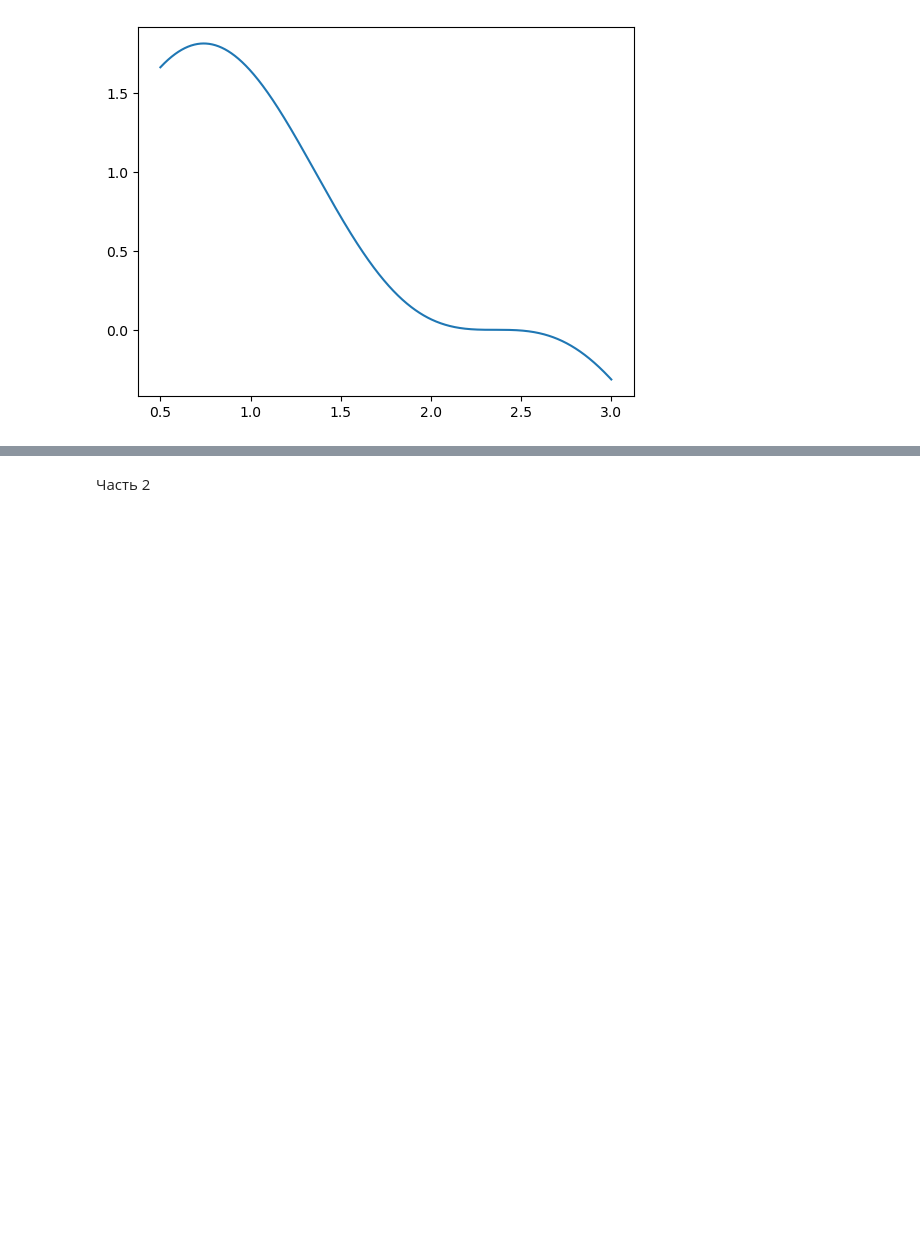
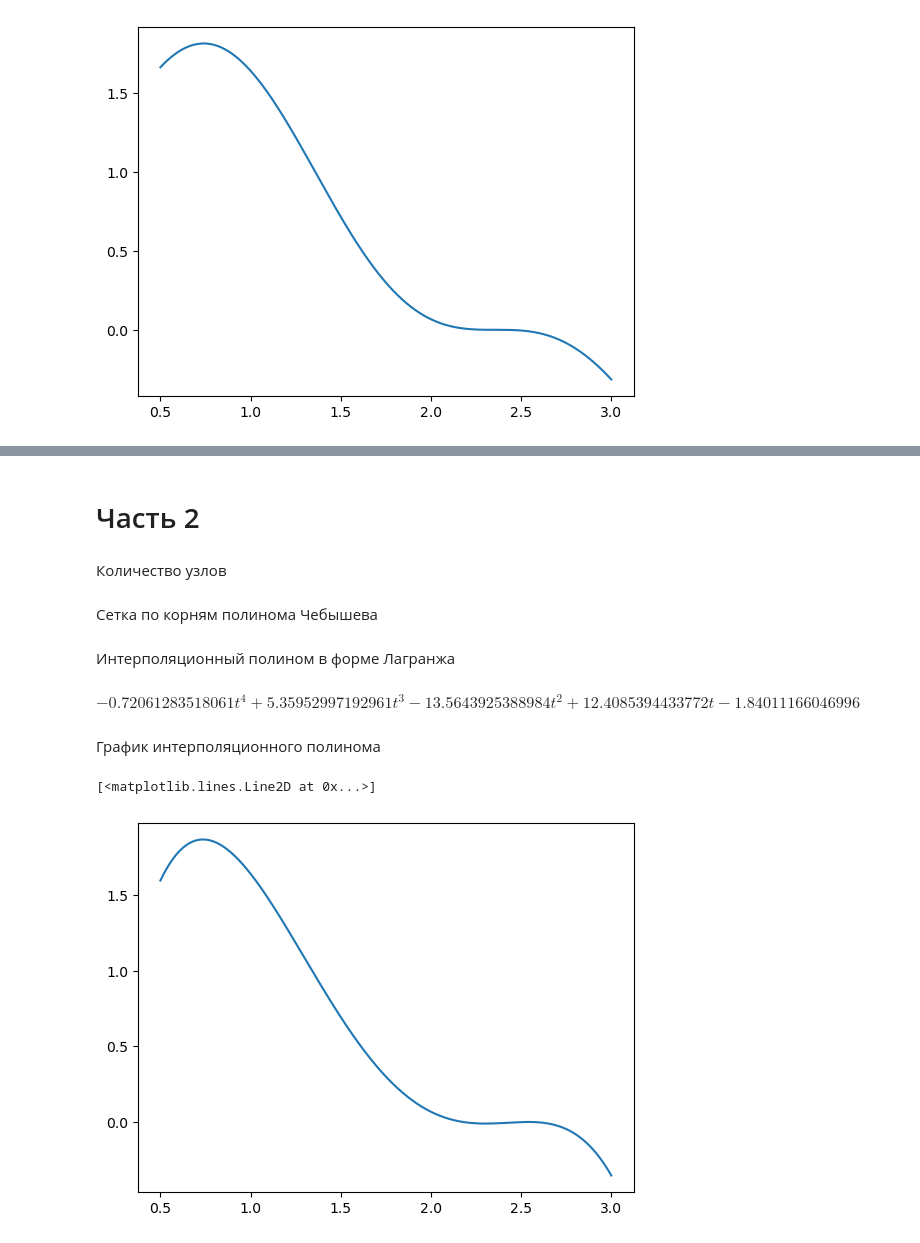
Before and after one commit to igo320345/itmo_num_methods, a Jupyter notebook: exercise_1.ipynb, the cells around one changed output, grey strips where cells are left out. Cells and saved outputs as stored; diff of their text form; code cells hidden in the pictures; blank space fills up the shorter version.

```diff
--- a/exercise_1.ipynb
+++ b/exercise_1.ipynb
@@ -99,2 +111,38 @@ plt.plot(x_vals, err_max(x_vals))
-# %% [markdown]
-Часть 2
+# %% [markdown]
+# Часть 2
+# %% [markdown]
+Количество узлов
+# %%
+m_T = 5
+# %% [markdown]
+Сетка по корням полинома Чебышева
+# %%
+X = [0] * (m_T + 1)
+Y = [0] * (m_T + 1)
+for k in range(1, m_T + 1):
+    X[k] = N((x_0 + x_m) / 2 + (x_m - x_0) / 2 * cos(pi * (2 * k - 1) / (2 * m_T)))
+    Y[k] = N(f.subs(x, X[k]))
+# %% [markdown]
+Интерполяционный полином в форме Лагранжа
+# %%
+Q = 0
+
+t = symbols('t')
+for k in range(1, m_T + 1):
+    l = 1
+    for i in range(1, m_T + 1):
+        if i != k:
+            l = l * ((t - X[i]) / (X[k] - X[i]))
+    Q = Q + l * Y[k]
+# %%
+expand(Q)
+# %% [output]
+$\displaystyle - 0.72061283518061 t^{4} + 5.35952997192961 t^{3} - 13.5643925388984 t^{2} + 12.4085394433772 t - 1.84011166046996$
+# %% [markdown]
+График интерполяционного полинома
+# %%
+plot_Q = lambdify(t, Q, modules = ['numpy'])
+plt.plot(t_vals, plot_Q(t_vals))
+# %% [output]
+[<matplotlib.lines.Line2D at 0x...>]
+[figure, added]
```
Also changed, not shown: parts of 29 cells of this notebook.
